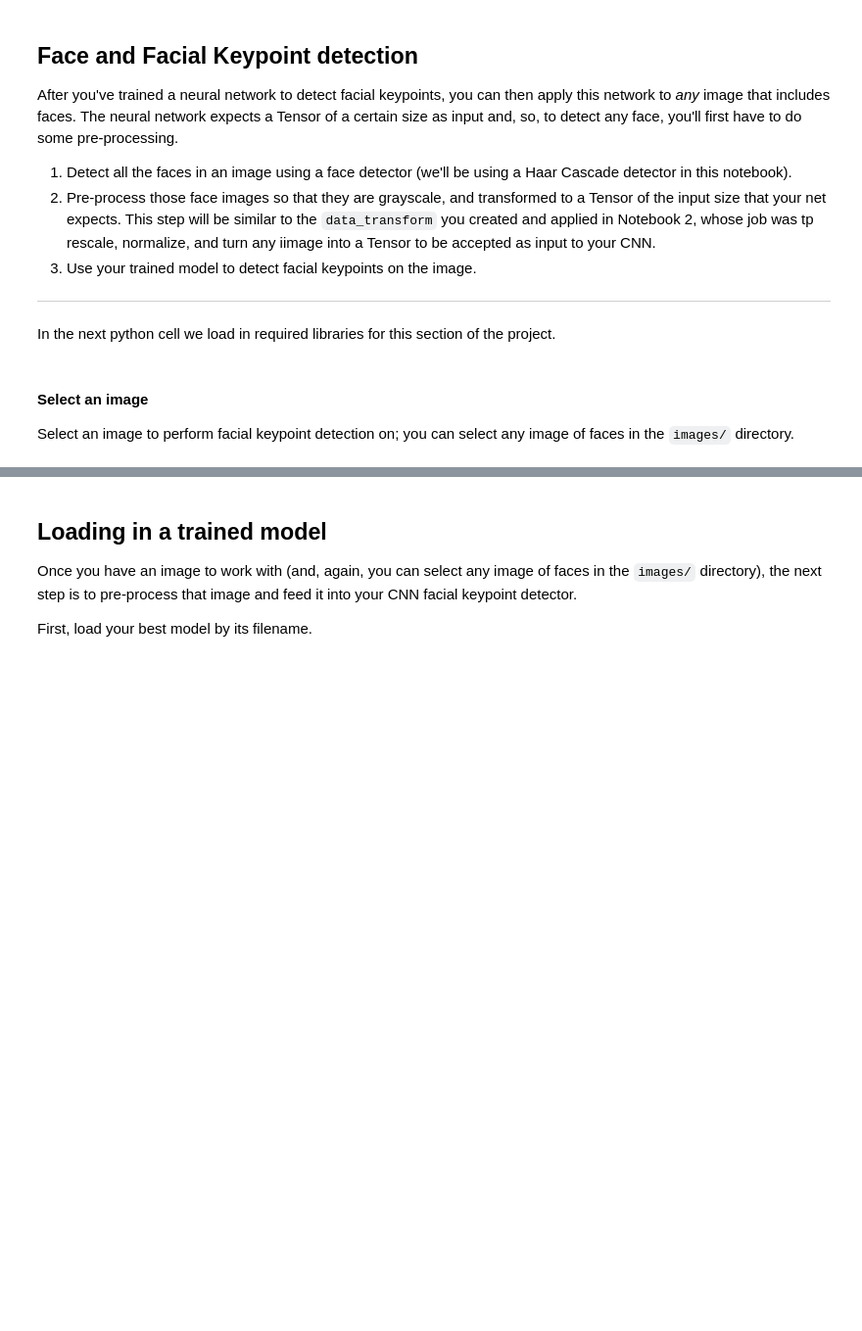
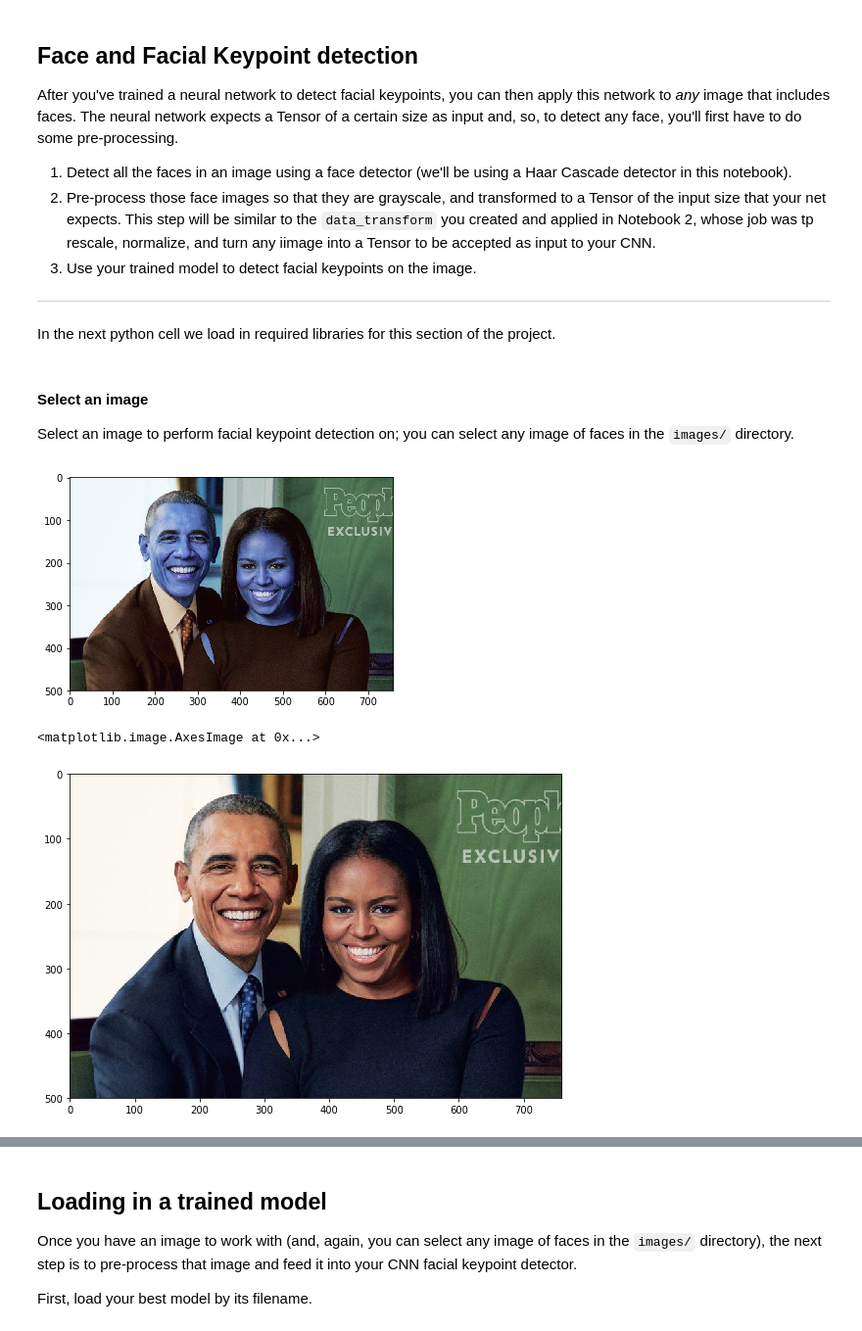
Before and after one commit to abojja9/Facial_keypoints_detection, a Jupyter notebook: 3. Facial Keypoint Detection, Complete Pipeline.ipynb, the cells around one changed output, grey strips where cells are left out. Shown at 98% size. Saved outputs shown, nothing was run; the diff lists cells and outputs as text; code cells hidden in the pictures; blank space fills up the shorter version.

```diff
--- a/3. Facial Keypoint Detection, Complete Pipeline.ipynb
+++ b/3. Facial Keypoint Detection, Complete Pipeline.ipynb
@@ -22,12 +22,17 @@ Select an image to perform facial keypoint detection on; you can select any imag
 # %%
 import cv2
 # load in color image for face detection
-image = cv2.imread('images/obamas.jpg')
+image_1 = cv2.imread('images/obamas.jpg')
 
+plt.imshow(image_1);plt.show()
 # switch red and blue color channels
 # --> by default OpenCV assumes BLUE comes first, not RED as in many images
-image = cv2.cvtColor(image, cv2.COLOR_BGR2RGB)
+image_1 = cv2.cvtColor(image_1, cv2.COLOR_BGR2RGB)
 
 # plot the image
 fig = plt.figure(figsize=(9,9))
-plt.imshow(image)
+plt.imshow(image_1)
+# %% [output]
+[figure, added]
+<matplotlib.image.AxesImage at 0x...>
+[figure, added]
```
Also changed, not shown: parts of 6 cells of this notebook, 2 other files.
